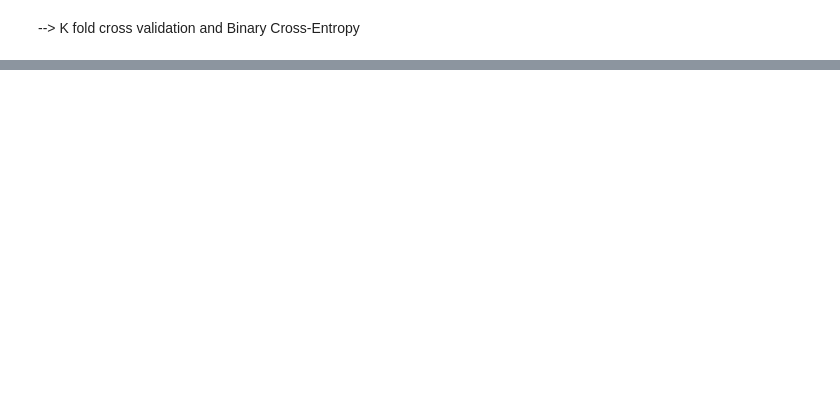
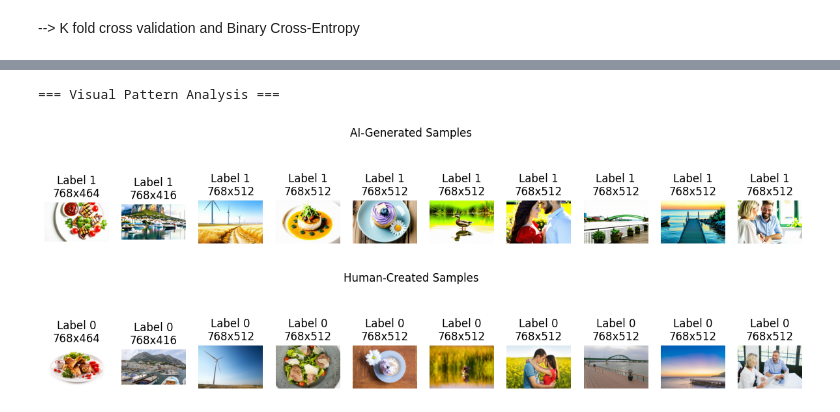
Before and after one commit to Khoawawa/ArtDetective, a Jupyter notebook: loader.ipynb, the cells around one changed output, grey strips where cells are left out. Saved outputs shown, nothing was run; the diff lists cells and outputs as text; code cells hidden in the pictures; blank space fills up the shorter version.

```diff
--- a/loader.ipynb
+++ b/loader.ipynb
@@ -168,28 +210,32 @@ meta_df = analyze_image_metadata(train_df)
 # %%
 def visualize_image_samples(train_df, n_samples=5):
     print("=== Visual Pattern Analysis ===")
 
     def plot_comparison(label, title):
         plt.figure(figsize=(15, 3))
         samples = train_df[train_df['label'] == label].sample(n_samples, random_state=42)
         for i, (_, row) in enumerate(samples.iterrows()):
-            img_path = os.path.join(DATA_DIR, row['id'])
+            img_path = row['id']
             try:
                 img = Image.open(img_path)
                 plt.subplot(1, n_samples, i+1)
                 plt.imshow(img)
                 plt.title(f"Label {label}\n{img.size[0]}x{img.size[1]}")
                 plt.axis('off')
             except:
                 plt.title("Failed to load")
         plt.suptitle(title)
         plt.show()
 
     # Compare AI vs Human
     plot_comparison(1, "AI-Generated Samples")
     plot_comparison(0, "Human-Created Samples")
 
 visualize_image_samples(train_df,10)
+# %% [output]
+=== Visual Pattern Analysis ===
+[figure, added]
+[figure, added]
 # %%
 def visualize_gray_scale_image_samples(train_df, n_samples=5):
     print("=== Visual Pattern Analysis ===")
```
Also changed, not shown: parts of 11 cells of this notebook.
